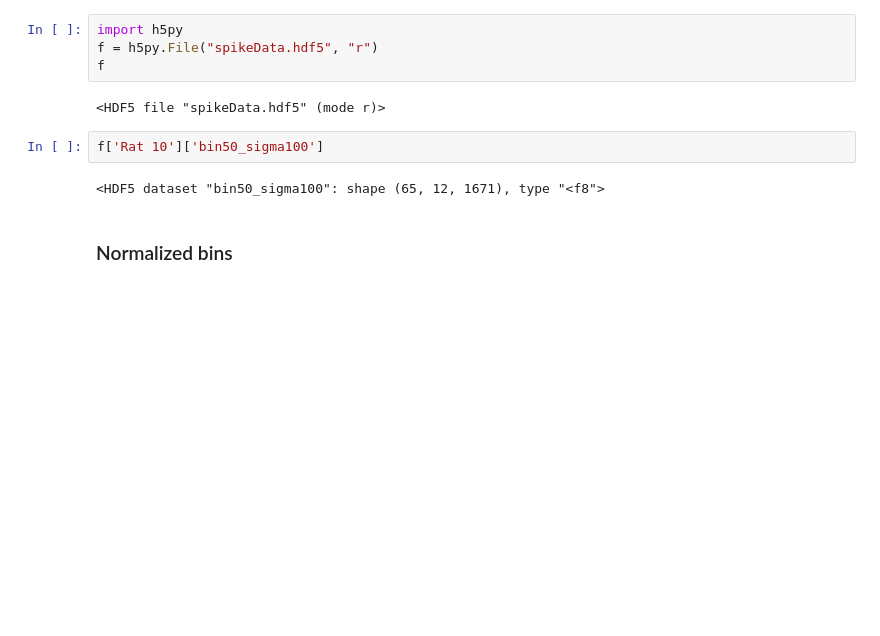
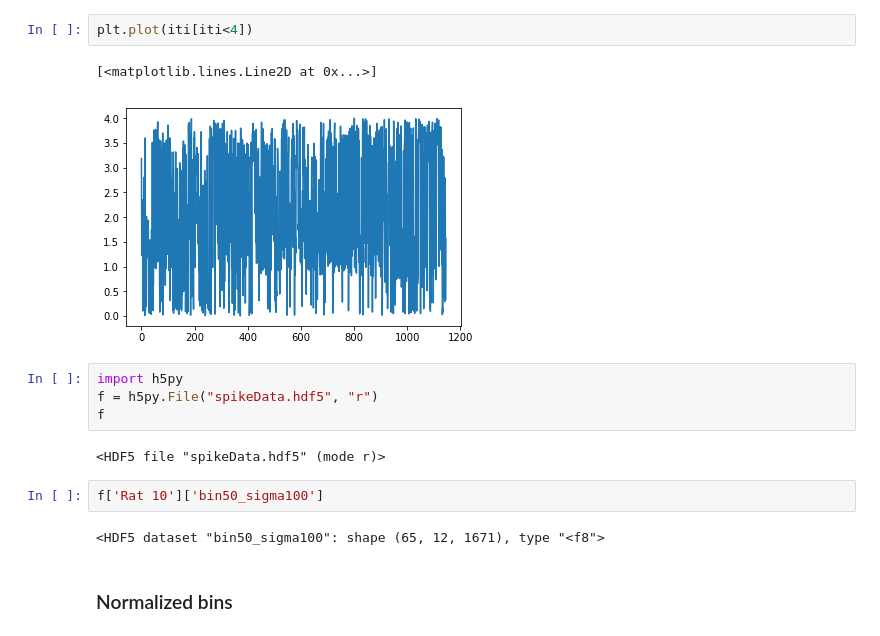
Before and after one commit to EstevaoUyra/Spikes, a Jupyter notebook: LoadTimes.ipynb, the cells around one changed output. Drawn from its saved outputs; the diff is of its cells as text; blank space fills up the shorter version.

```diff
--- a/LoadTimes.ipynb
+++ b/LoadTimes.ipynb
@@ -34,3 +99,8 @@ ValueError: Unable to create group (Name already exists)
+# %%
+plt.plot(iti[iti<4])
+# %% [output]
+[<matplotlib.lines.Line2D at 0x...>]
+[figure, added]
 # %%
 import h5py
 f = h5py.File("spikeData.hdf5", "r")
```
Also changed, not shown: parts of 4 cells of this notebook.
